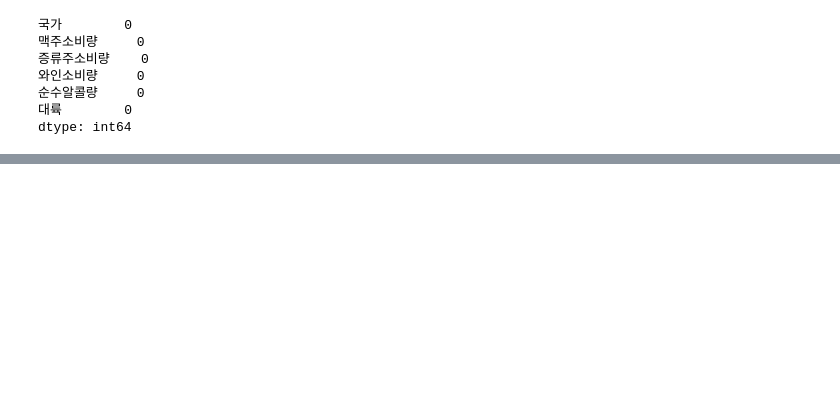
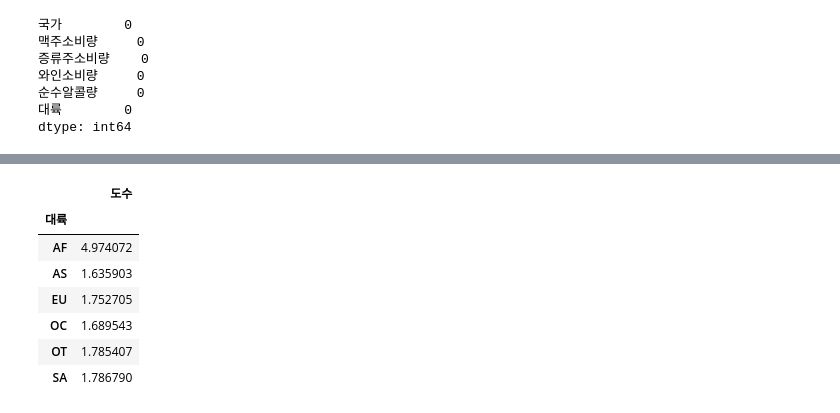
Before and after one commit to bsmoon-86/multicam_2025, a Jupyter notebook: 250915/01_matplot.ipynb, the cells around one changed output, grey strips where cells are left out. Cells and saved outputs as stored; diff of their text form; code cells hidden in the pictures; blank space fills up the shorter version.

```diff
--- a/250915/01_matplot.ipynb
+++ b/250915/01_matplot.ipynb
@@ -272,0 +325,14 @@ df['총술소비량'] = df.loc[ : ,'맥주소비량' : '와인소비량'].sum(ax
+# %%
+# 대륙을 기준으로 그룹화
+# case1 : groupby() 함수를 이용하고 그룹화 연산
+    # groupby( 그룹화를 할 컬럼의 이름 )
+df.groupby( ['대륙'] )[ ['도수'] ].mean()
+# %% [output]
+|  | 도수 |
+| 대륙 |  |
+| AF | 4.974072 |
+| AS | 1.635903 |
+| EU | 1.752705 |
+| OC | 1.689543 |
+| OT | 1.785407 |
+| SA | 1.786790 |
```
Also changed, not shown: parts of 15 cells of this notebook.
